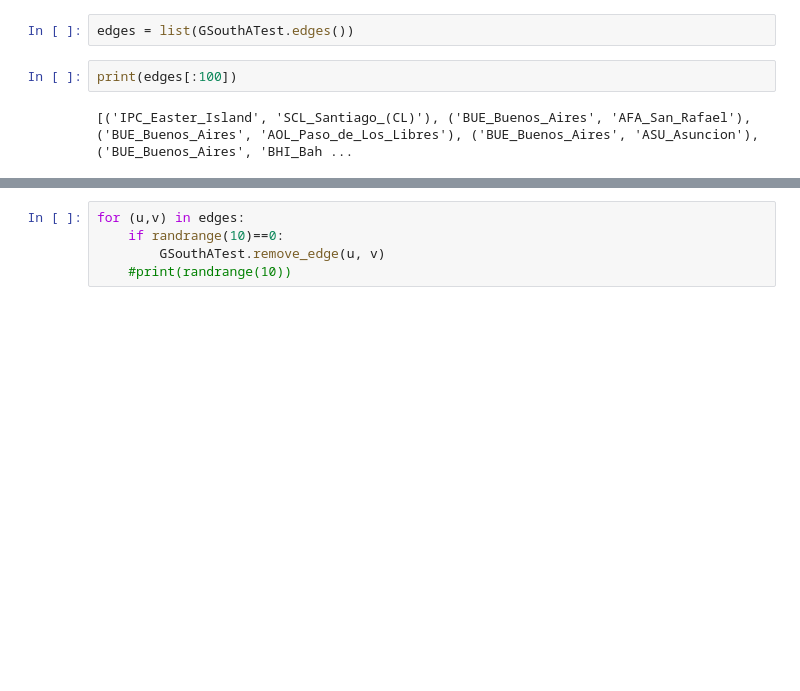
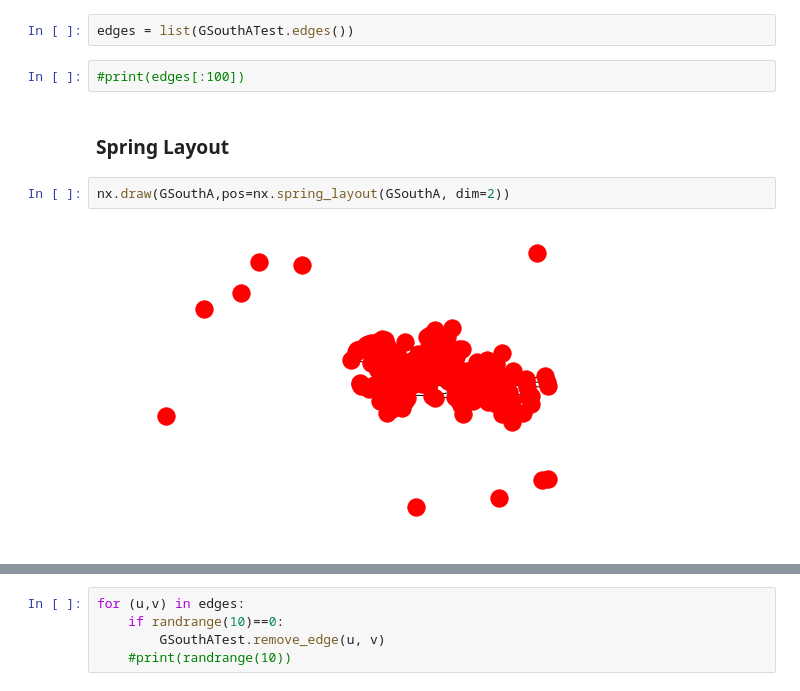
Before and after one commit to dasalgadob/pythonAlgoritmhs, a Jupyter notebook: graph analitycs/module2/link_prediction.ipynb, the cells around one changed output, grey strips where cells are left out. Cells and saved outputs as stored; diff of their text form; blank space fills up the shorter version.

```diff
--- a/graph analitycs/module2/link_prediction.ipynb
+++ b/graph analitycs/module2/link_prediction.ipynb
@@ -107,6 +111,10 @@ GSouthATest  = GSouthA.copy()
 # %%
 edges = list(GSouthATest.edges())
 # %%
-print(edges[:100])
+#print(edges[:100])
-# %% [output]
-[('IPC_Easter_Island', 'SCL_Santiago_(CL)'), ('BUE_Buenos_Aires', 'AFA_San_Rafael'), ('BUE_Buenos_Aires', 'AOL_Paso_de_Los_Libres'), ('BUE_Buenos_Aires', 'ASU_Asuncion'), ('BUE_Buenos_Aires', 'BHI_Bah ...
+# %% [markdown]
+### Spring Layout
+# %%
+nx.draw(GSouthA,pos=nx.spring_layout(GSouthA, dim=2))
+# %% [output]
+[figure, added]
```
Also changed, not shown: parts of 15 cells of this notebook.
